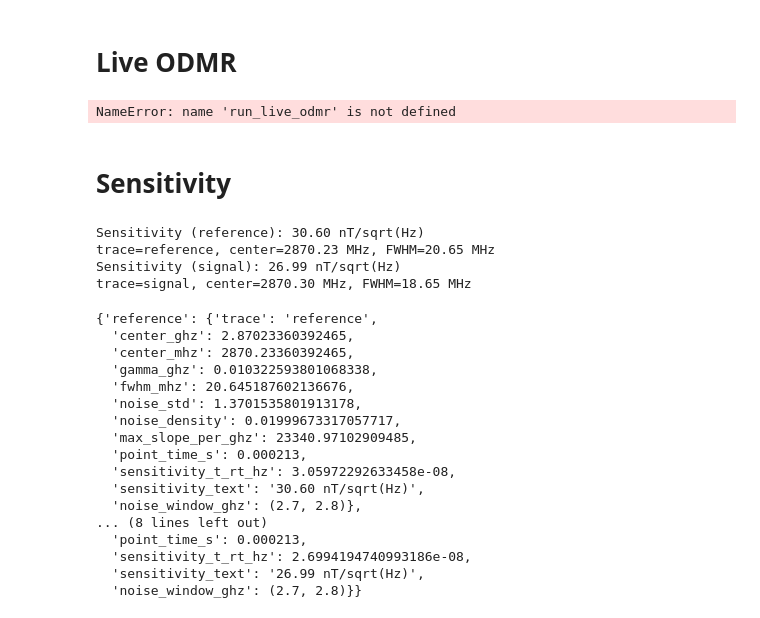
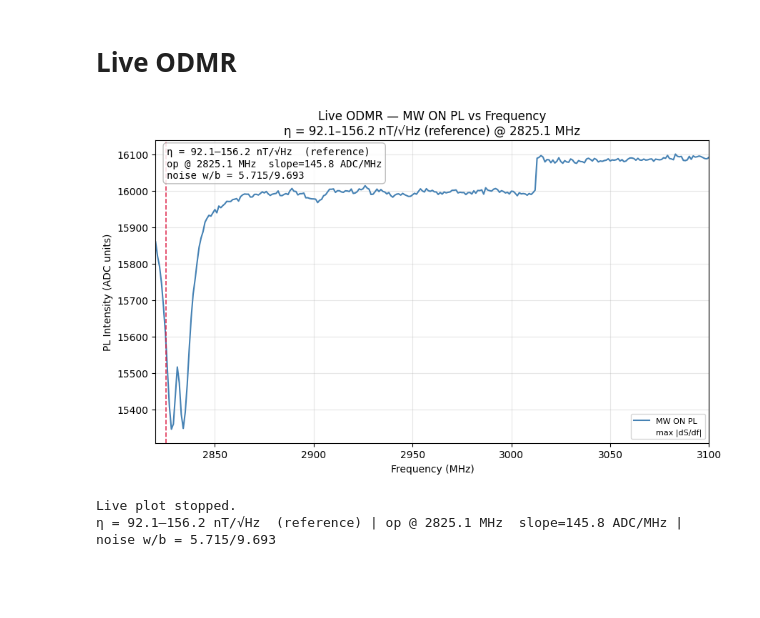
Before and after one commit to chalach49266/nv-compact-magnetometer, a Jupyter notebook: Modules/ODMR_module.ipynb, the cells around one changed output. Drawn from its saved outputs; the diff is of its cells as text; code cells hidden in the pictures; blank space fills up the shorter version.

```diff
--- a/Modules/ODMR_module.ipynb
+++ b/Modules/ODMR_module.ipynb
@@ -371,41 +398,19 @@ Suggested resonance frequency (deepest dip in range): 2866.00 MHz
 # %%
 # Live ODMR — MW ON photoluminescence vs frequency (not contrast)
 # Requires: run the ODMR configuration & acquire cell first so `prog_odmr` exists.
-# Each refresh is a full sweep. For faster updates, narrow the sweep or lower ODMR_REPS.
+# Each refresh is a full sweep + structure-aware η_B (same estimator as quick_sensitivity).
+# For faster updates, narrow the sweep or lower ODMR_REPS.
 # Press Stop (■) to interrupt the kernel and exit.
 
+from qickdawg.nvpulsing.nv_live_helpers import run_live_odmr
 
 run_live_odmr(
     prog_odmr,
     os_mhz=120,
     xlim=(None, 3100),
+    show_sensitivity=True,  # set False to skip live η overlay
 )
 # %% [output]
+[figure, added]
-NameError: name 'run_live_odmr' is not defined
+Live plot stopped.
+η = 92.1–156.2 nT/√Hz  (reference) | op @ 2825.1 MHz  slope=145.8 ADC/MHz | noise w/b = 5.715/9.693
-# %% [markdown]
-# Sensitivity
-# %%
-from odmr_sensitivity import quick_sensitivity
-quick_sensitivity(d)
-# %% [output]
-Sensitivity (reference): 30.60 nT/sqrt(Hz)
-trace=reference, center=2870.23 MHz, FWHM=20.65 MHz
-Sensitivity (signal): 26.99 nT/sqrt(Hz)
-trace=signal, center=2870.30 MHz, FWHM=18.65 MHz
-{'reference': {'trace': 'reference',
-  'center_ghz': 2.87023360392465,
-  'center_mhz': 2870.23360392465,
-  'gamma_ghz': 0.010322593801068338,
-  'fwhm_mhz': 20.645187602136676,
-  'noise_std': 1.3701535801913178,
-  'noise_density': 0.01999673317057717,
-  'max_slope_per_ghz': 23340.97102909485,
-  'point_time_s': 0.000213,
-  'sensitivity_t_rt_hz': 3.05972292633458e-08,
-  'sensitivity_text': '30.60 nT/sqrt(Hz)',
-  'noise_window_ghz': (2.7, 2.8)},
-... (8 lines left out)
-  'point_time_s': 0.000213,
-  'sensitivity_t_rt_hz': 2.6994194740993186e-08,
-  'sensitivity_text': '26.99 nT/sqrt(Hz)',
-  'noise_window_ghz': (2.7, 2.8)}}
```
Also changed, not shown: parts of 5 cells of this notebook, 3 other files.
